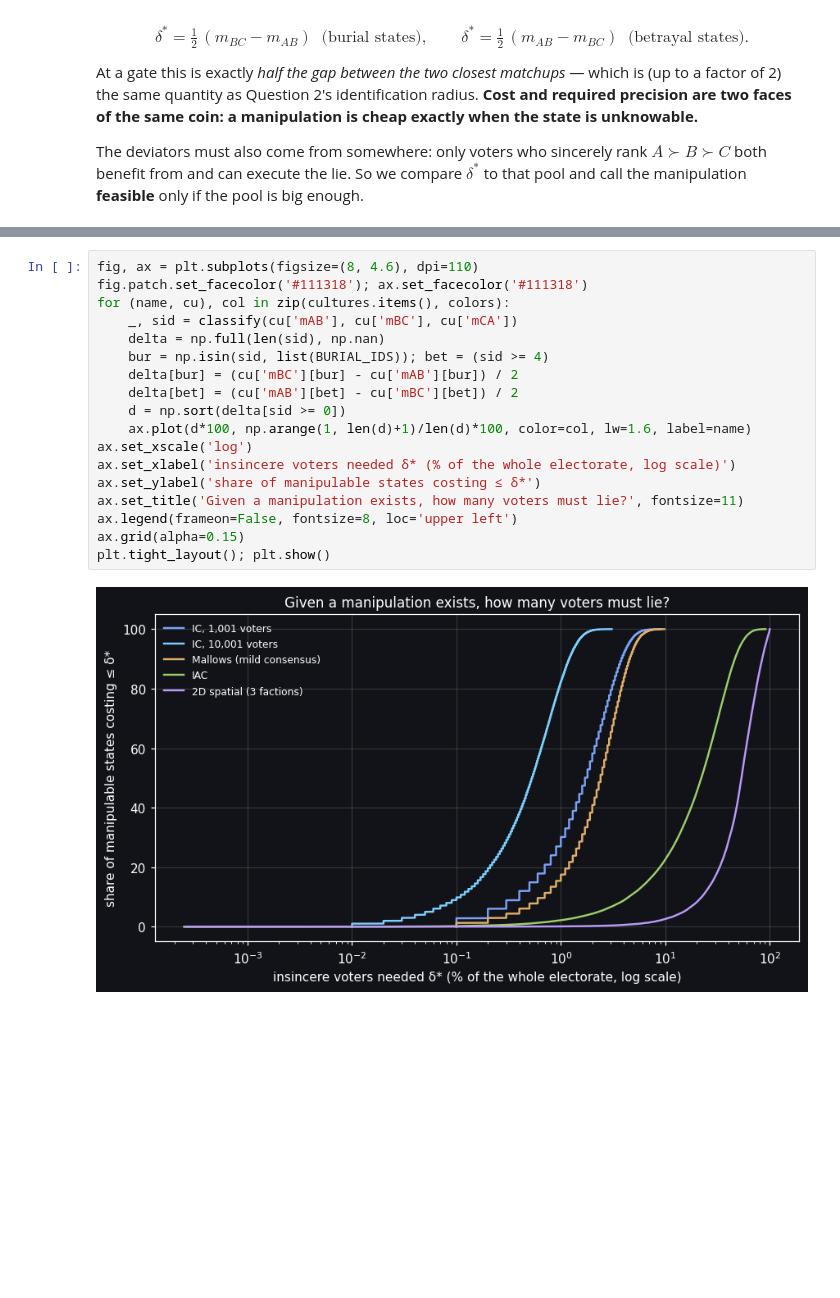
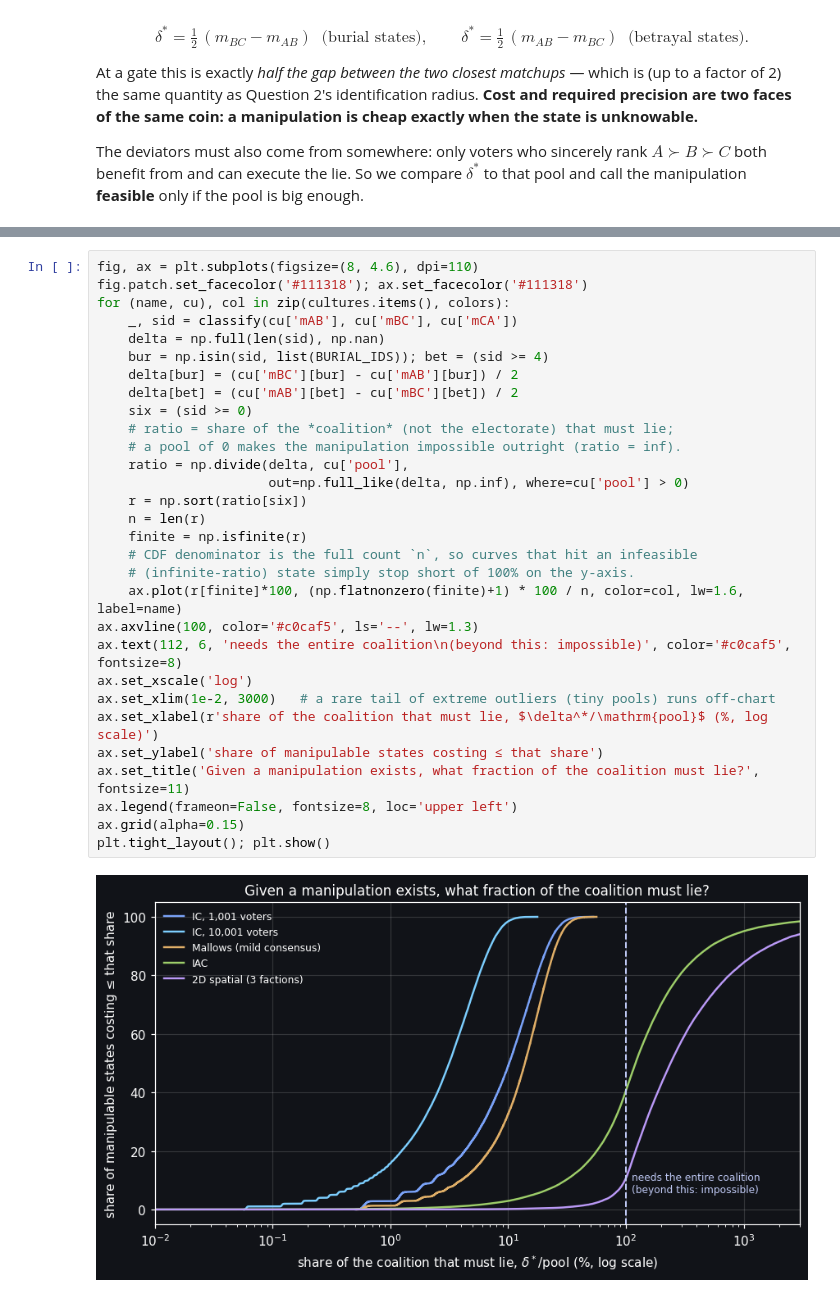
Before and after one commit to eigentaylor/eigentaylor.github.io, a Jupyter notebook: assets/jupyter/better_choices_simulations.ipynb, the cells around one changed output, grey strips where cells are left out. Saved outputs shown, nothing was run; the diff lists cells and outputs as text; blank space fills up the shorter version.

```diff
--- a/assets/jupyter/better_choices_simulations.ipynb
+++ b/assets/jupyter/better_choices_simulations.ipynb
@@ -363,21 +363,33 @@ pd.DataFrame(rows).set_index('model')
 # %%
 fig, ax = plt.subplots(figsize=(8, 4.6), dpi=110)
 fig.patch.set_facecolor('#111318'); ax.set_facecolor('#111318')
 for (name, cu), col in zip(cultures.items(), colors):
     _, sid = classify(cu['mAB'], cu['mBC'], cu['mCA'])
     delta = np.full(len(sid), np.nan)
     bur = np.isin(sid, list(BURIAL_IDS)); bet = (sid >= 4)
     delta[bur] = (cu['mBC'][bur] - cu['mAB'][bur]) / 2
     delta[bet] = (cu['mAB'][bet] - cu['mBC'][bet]) / 2
-    d = np.sort(delta[sid >= 0])
-    ax.plot(d*100, np.arange(1, len(d)+1)/len(d)*100, color=col, lw=1.6, label=name)
+    six = (sid >= 0)
+    # ratio = share of the *coalition* (not the electorate) that must lie;
+    # a pool of 0 makes the manipulation impossible outright (ratio = inf).
+    ratio = np.divide(delta, cu['pool'],
+                      out=np.full_like(delta, np.inf), where=cu['pool'] > 0)
+    r = np.sort(ratio[six])
+    n = len(r)
+    finite = np.isfinite(r)
+    # CDF denominator is the full count `n`, so curves that hit an infeasible
+    # (infinite-ratio) state simply stop short of 100% on the y-axis.
+    ax.plot(r[finite]*100, (np.flatnonzero(finite)+1) * 100 / n, color=col, lw=1.6, label=name)
+ax.axvline(100, color='#c0caf5', ls='--', lw=1.3)
+ax.text(112, 6, 'needs the entire coalition\n(beyond this: impossible)', color='#c0caf5', fontsize=8)
 ax.set_xscale('log')
-ax.set_xlabel('insincere voters needed δ* (% of the whole electorate, log scale)')
-ax.set_ylabel('share of manipulable states costing ≤ δ*')
-ax.set_title('Given a manipulation exists, how many voters must lie?', fontsize=11)
+ax.set_xlim(1e-2, 3000)   # a rare tail of extreme outliers (tiny pools) runs off-chart
+ax.set_xlabel(r'share of the coalition that must lie, $\delta^*/\mathrm{pool}$ (%, log scale)')
+ax.set_ylabel('share of manipulable states costing ≤ that share')
+ax.set_title('Given a manipulation exists, what fraction of the coalition must lie?', fontsize=11)
 ax.legend(frameon=False, fontsize=8, loc='upper left')
 ax.grid(alpha=0.15)
 plt.tight_layout(); plt.show()
 # %% [output]
-[figure, old version]
+[figure, new version]
 # %% [markdown]
```
Also changed, not shown: parts of 2 cells of this notebook.
